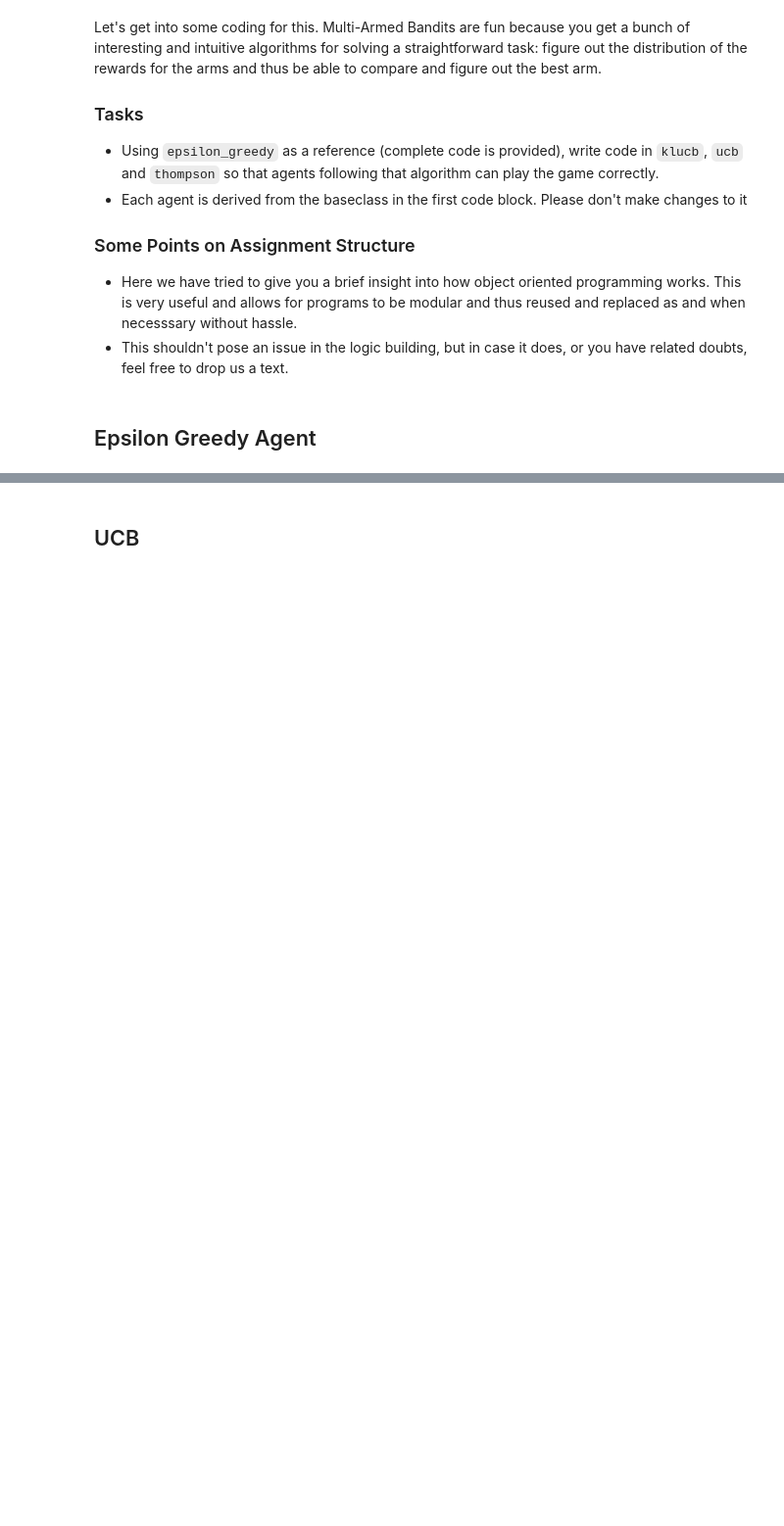
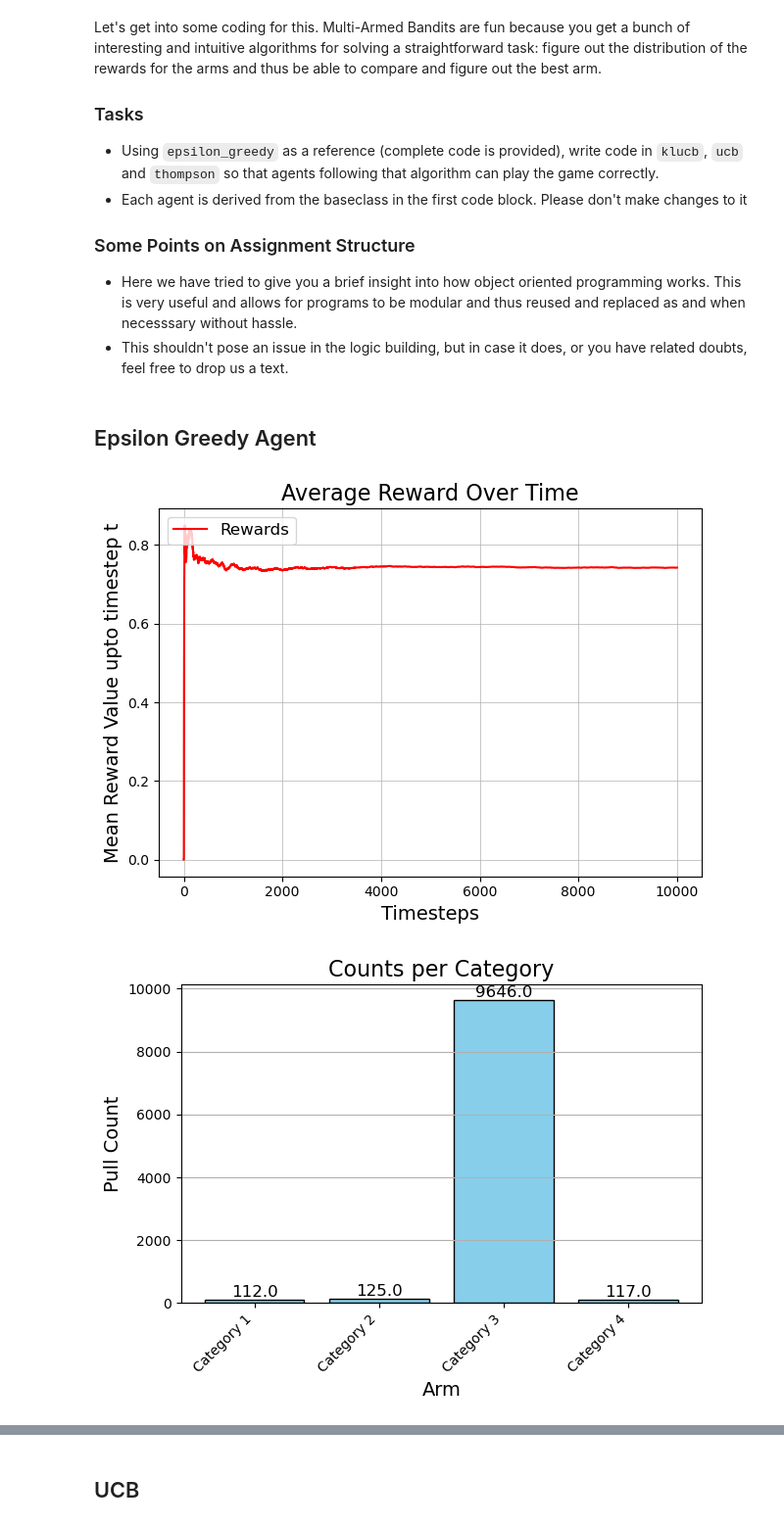
Before and after one commit to rules4z/Gambling-with-RL-WiDS, a Jupyter notebook: Week3/week3 (multi-armed bandits).ipynb, the cells around one changed output, grey strips where cells are left out. Shown at 98% size. Drawn from its saved outputs; the diff is of its cells as text; code cells hidden in the pictures; blank space fills up the shorter version.

```diff
--- a/Week3/week3 (multi-armed bandits).ipynb
+++ b/Week3/week3 (multi-armed bandits).ipynb
@@ -31,12 +31,11 @@ class MultiArmedBandit:
         self.cumulative_regret_array.append(self.cumulative_regret_array[-1] + self.best_arm - self.arms[arm])
         return reward
 
-    def plot_cumulative_regret(self):
+    def plot_cumulative_regret(self,c):
         timesteps = np.arange(1, len(self.cumulative_regret_array) + 1)
 
         # Plot the data
-        plt.figure(figsize=(8,4))
-        plt.plot(timesteps, self.cumulative_regret_array, linestyle='-', color='r', label='Cumulative Regret')
+        plt.plot(timesteps, self.cumulative_regret_array, linestyle='-', color=c, label='Cumulative Regret')
 
         # Formatting
         plt.title('Cumulative Regret Over Time', fontsize=16)
@@ -52,7 +51,6 @@ class MultiArmedBandit:
         plt.tight_layout()
 
         # Show plot
-        plt.show()
 
 
 
@@ -63,7 +61,10 @@ class Agent:
         self.bandit = bandit
         self.arms = len(bandit.arms)
 
-    def plot_reward_vs_time_curve(self):
+        #new parameter to keep count of no of times optimal arm is chosen
+        self.opt_count=0
+
+    def plot_reward_vs_time_curve(self, c):
 
         # Create an index for timesteps
         timesteps = np.arange(1, len(self.rewards) + 1)
@@ -72,8 +73,7 @@ class Agent:
         avg_rewards = [np.mean(self.rewards[0:T+1]) for T in range(self.time_to_run)]
 
         # Plot the data
-        plt.figure(figsize=(8,4))
-        plt.plot(timesteps, avg_rewards, linestyle='-', color='g', label='Rewards')
+        plt.plot(timesteps, avg_rewards, linestyle='-', color=c, label='Rewards')
 
         # Formatting
         plt.title('Average Reward Over Time', fontsize=16)
@@ -90,7 +90,6 @@ class Agent:
         plt.tight_layout()
 
         # Show plot
-        plt.show()
 # %% [markdown]
 ## Epsilon Greedy Agent
 # %%
@@ -125,6 +124,8 @@ class EpsilonGreedyAgent(Agent):
         self.reward_memory[arm] += reward
         self.time_step += 1
         self.rewards.append(reward)
+        if(self.bandit.best_arm - self.bandit.arms[arm]==0):
+            self.opt_count+=1
         # print(self.count_memory, self.reward_memory)
 
     def plot_arm_graph(self):
@@ -132,7 +133,7 @@ class EpsilonGreedyAgent(Agent):
         indices = np.arange(len(counts))
 
         # Plot the data
-        plt.figure(figsize=(12, 6))
+
         plt.bar(indices, counts, color='skyblue', edgecolor='black')
 
         # Formatting
@@ -151,19 +152,27 @@ class EpsilonGreedyAgent(Agent):
         plt.tight_layout()
 
         # Show plot
-        plt.show()
 # %%
 # Code to test
 # Init Bandit
 TIME_HORIZON = 10_000
 bandit = MultiArmedBandit(np.array([0.23,0.55,0.76,0.44]))
 agent = EpsilonGreedyAgent(TIME_HORIZON, bandit, 0.05)
 
 # Loop
 for i in range(TIME_HORIZON):
     agent.give_pull()
 
 # Plot curves
-agent.plot_reward_vs_time_curve()
+plt.figure()
+agent.plot_reward_vs_time_curve('r')
+plt.show()
+plt.figure()
 agent.plot_arm_graph()
-bandit.plot_cumulative_regret()
+plt.show()
+plt.figure()
+bandit.plot_cumulative_regret('r')
+plt.show()
+# %% [output]
+[figure, added]
+[figure, added]
```
Also changed, not shown: parts of 13 cells of this notebook.
